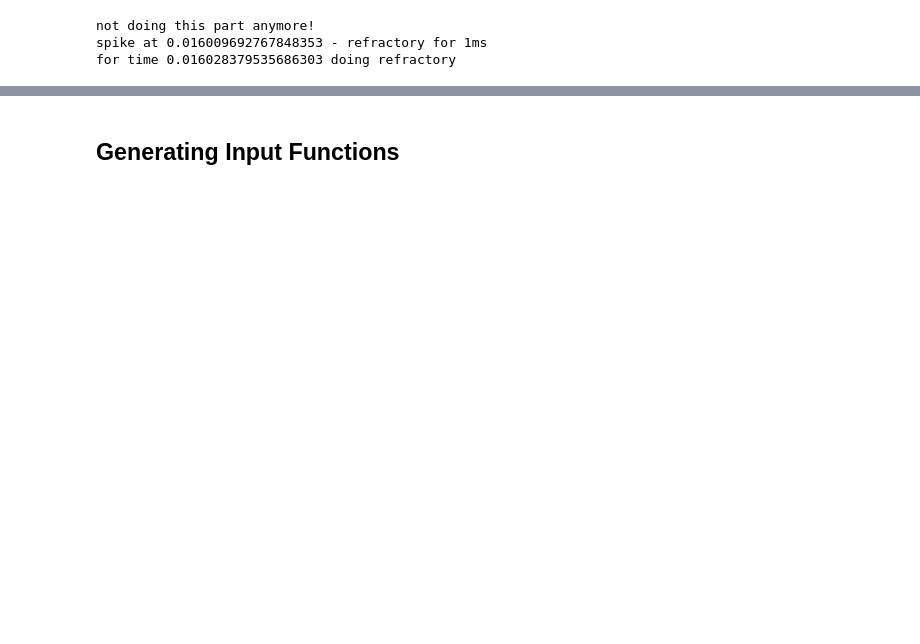
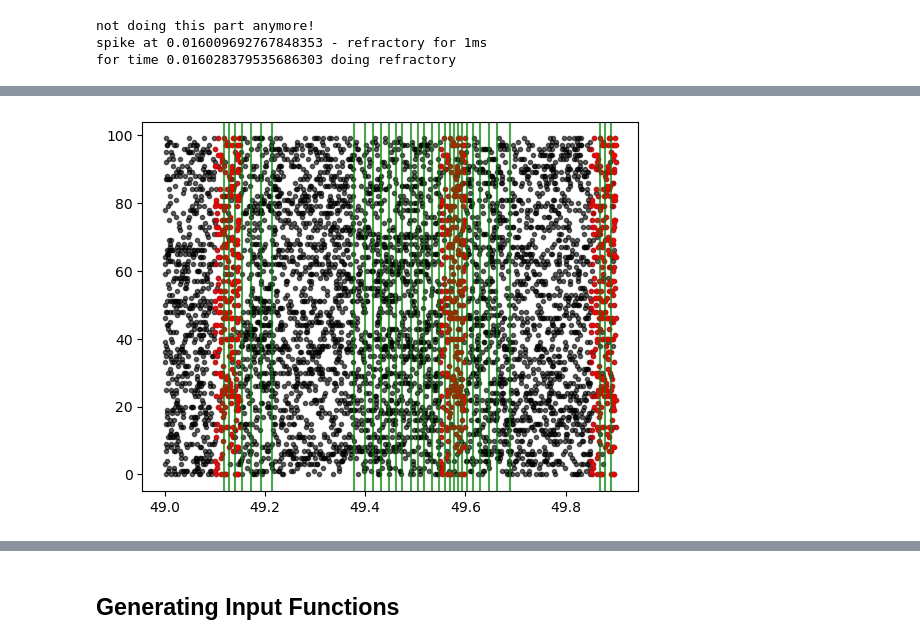
Before and after one commit to mehranfaraji/STDP-Finds-Start-of-Patterns, a Jupyter notebook: STDP-Finds-the-Start-of-Repeating-Patterns.ipynb, the cells around one changed output, grey strips where cells are left out. Saved outputs shown, nothing was run; the diff lists cells and outputs as text; code cells hidden in the pictures; blank space fills up the shorter version.

```diff
--- a/STDP-Finds-the-Start-of-Repeating-Patterns.ipynb
+++ b/STDP-Finds-the-Start-of-Repeating-Patterns.ipynb
@@ -254,17 +343,28 @@ def plot_input(times, indices, tstart, tend, times_pattern=None, indices_pattern
     sampletimes = times[(times < tend) & (times > tstart) & (indices < 100)]
     sampleindices = indices[(times < tend) & (times > tstart) & (indices < 100)]
 
-    intervals = np.arange(0, 0.61, 0.05)
-    colors = ['#c6dbef', '#9ecae1', '#6baed6', '#4292c6', '#2171b5', '#08519c']
-    num_colors_needed = len(intervals) - 1
-    num_colors_available = len(colors)
-    colors = [colors[i % num_colors_available] for i in range(num_colors_needed)]
-    for i in range(len(intervals) - 1):
-        plt.axvline(intervals[i+1])
-        plt.axvspan(intervals[i], intervals[i + 1], facecolor=colors[i], alpha=0.7)
+    # intervals = np.arange(tend, tstart+0.01, 0.05)
+    # colors = ['#c6dbef', '#9ecae1', '#6baed6', '#4292c6', '#2171b5', '#08519c']
+    # num_colors_needed = len(intervals) - 1
+    # num_colors_available = len(colors)
+    # colors = [colors[i % num_colors_available] for i in range(num_colors_needed)]
+    # for i in range(len(intervals) - 1):
+    #     plt.axvline(intervals[i+1])
+    #     plt.axvspan(intervals[i], intervals[i + 1], facecolor=colors[i], alpha=0.7)
+
     plt.plot(sampletimes, sampleindices, '.k', alpha=0.6)
     if times_pattern is not None and indices_pattern is not None:
-        sampletimespattern = times_pattern[(times_pattern < 0.6) & (indices_pattern < 100)]
-        sampleindicespattern = indices_pattern[(times_pattern < 0.6) & (indices_pattern < 100)]
+        sampletimespattern = times_pattern[(times_pattern < tend) & (times_pattern > tstart) & (indices_pattern < 100)]
+        sampleindicespattern = indices_pattern[(times_pattern < tend) & (times_pattern > tstart) & (indices_pattern < 100)]
         plt.plot(sampletimespattern, sampleindicespattern, '.r', alpha=0.6)
+
+    ind_start, ind_end = np.searchsorted(rec_spikes, tstart), np.searchsorted(rec_spikes, tend)
+    for spike_time in rec_spikes[ind_start:ind_end]:
+      plt.axvline(spike_time, color='green', alpha=0.7)
+
+
     plt.show()
+# %%
+plot_input(times, indices, 49, 49.9, times_pattern, indices_pattern)
+# %% [output]
+[figure, added]
```
Also changed, not shown: parts of 23 cells of this notebook, 2 other files.
